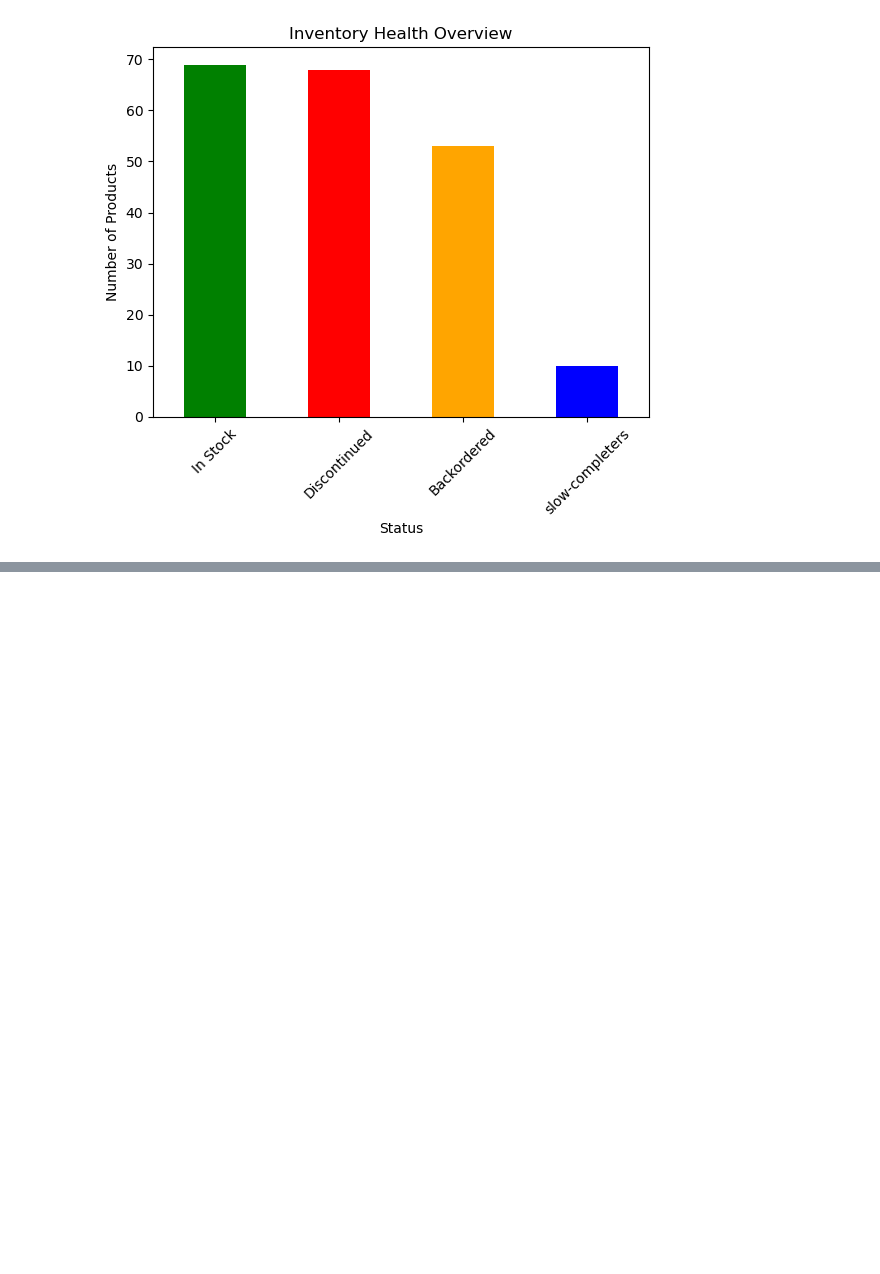
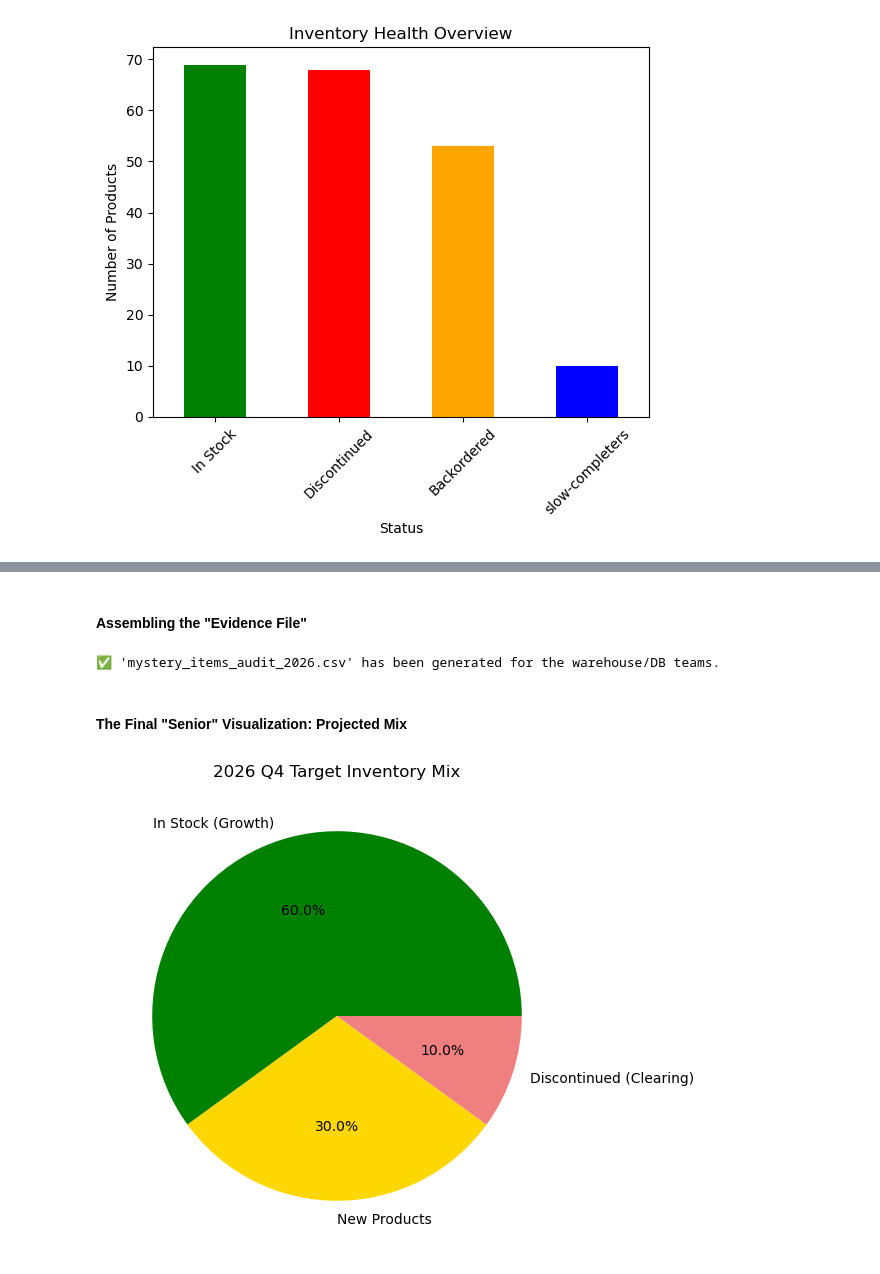
Before and after one commit to michaeldosse2023/michaeldosse, a Jupyter notebook: Jupyter_Notebooks/created_data_cleaning.ipynb, the cells around one changed output, grey strips where cells are left out. Cells and saved outputs as stored; diff of their text form; code cells hidden in the pictures; blank space fills up the shorter version.

```diff
--- a/Jupyter_Notebooks/created_data_cleaning.ipynb
+++ b/Jupyter_Notebooks/created_data_cleaning.ipynb
@@ -458,0 +488,27 @@ plt.show()
+# %% [markdown]
+#### Assembling the "Evidence File"
+# %%
+# Isolate the mystery items for the DB Team
+mystery_items_to_fix = df_retail_final[df_retail_final['product_name'] == 'Unknown Item']
+
+# Export to a CSV for the handoff
+mystery_items_to_fix.to_csv('mystery_items_audit_2026.csv', index=False)
+
+print("✅ 'mystery_items_audit_2026.csv' has been generated for the warehouse/DB teams.")
+# %% [output]
+✅ 'mystery_items_audit_2026.csv' has been generated for the warehouse/DB teams.
+# %% [markdown]
+#### The Final "Senior" Visualization: Projected Mix
+# %%
+import matplotlib.pyplot as plt
+
+# Idealistic data for our strategy presentation
+target_labels = ['In Stock (Growth)', 'New Products', 'Discontinued (Clearing)']
+target_sizes = [60, 30, 10] # We want 90% of our stock to be active
+
+plt.figure(figsize=(8, 6))
+plt.pie(target_sizes, labels=target_labels, autopct='%1.1f%%', colors=['green', 'gold', 'lightcoral'])
+plt.title('2026 Q4 Target Inventory Mix')
+plt.show()
+# %% [output]
+[figure, added]
```
Also changed, not shown: parts of 4 cells of this notebook, 1 other file.
